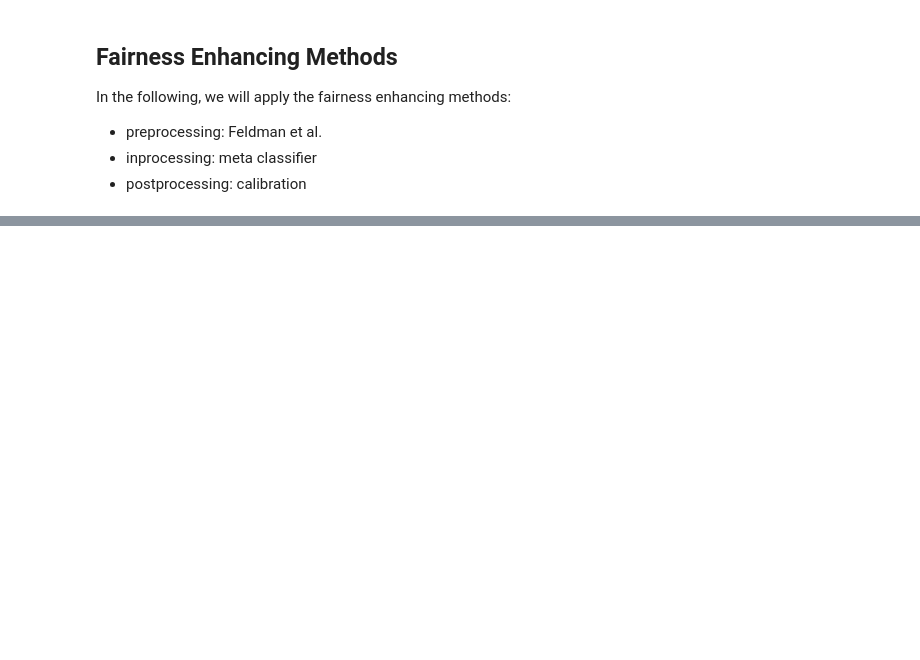
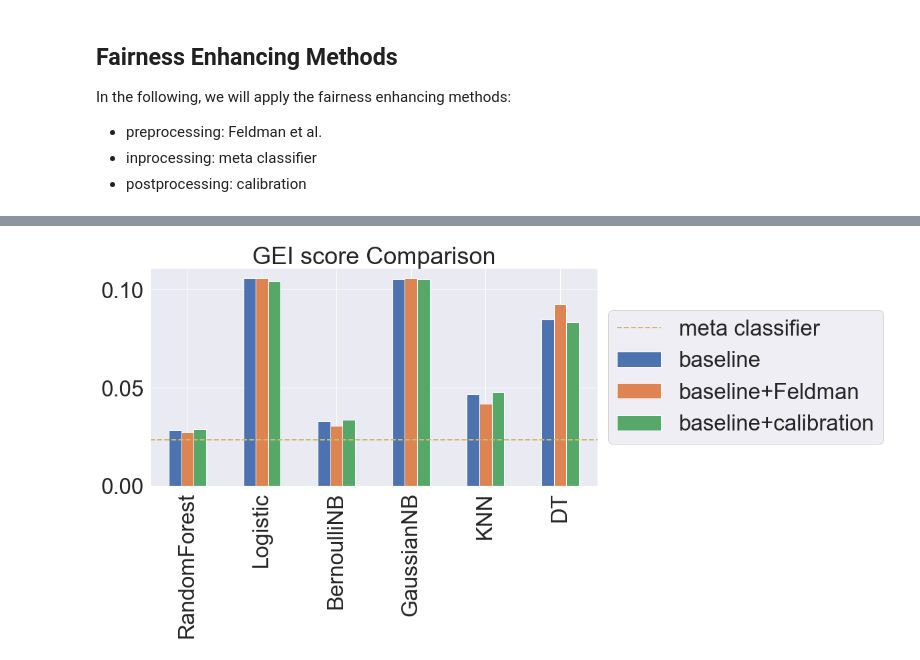
Before and after one commit to deardelia/MachineLearning_bias_analysis, a Jupyter notebook: 1212_clean.ipynb, the cells around one changed output, grey strips where cells are left out. Cells and saved outputs as stored; diff of their text form; code cells hidden in the pictures; blank space fills up the shorter version.

```diff
--- a/1212_clean.ipynb
+++ b/1212_clean.ipynb
@@ -714,0 +803,30 @@ plt.show()
+# %%
+# GEI comparison
+feldman_gei_obj = metrics(data=test1_x_raw, prediction=MLA_predict_after)
+feldman_gei = feldman_gei_obj.get_generalized_entropy_index()
+feldman_within = feldman_gei_obj.get_generalized_entropy_index_within_group()
+feldman_between = feldman_gei_obj.get_generalized_entropy_index_between_group()
+
+MLA_predict_cali = test1_y[Target]
+for i in range(len(MLA)):
+    MLA_predict_cali[MLA[i].__class__.__name__] = cali_res[i].labels
+cali_gei_obj = metrics(data=test1_x_raw, prediction=MLA_predict_cali)
+cali_gei = cali_gei_obj.get_generalized_entropy_index()
+cali_within = cali_gei_obj.get_generalized_entropy_index_within_group()
+cali_between = cali_gei_obj.get_generalized_entropy_index_between_group()
+
+meta_pred_df = test1_y[Target]
+meta_pred_df["meta classifier"] = meta_predictions
+meta_gei_obj = metrics(data=test1_x_raw, prediction=meta_pred_df)
+meta_gei = meta_gei_obj.get_generalized_entropy_index()
+meta_within = meta_gei_obj.get_generalized_entropy_index_within_group()
+meta_between = meta_gei_obj.get_generalized_entropy_index_between_group()
+
+gei_cmp = pd.DataFrame(np.c_[list(GEI_score.values()), list(feldman_gei.values()), list(cali_gei.values())], index=x_axis)
+ax = gei_cmp.plot.bar()
+ax.axhline(y=meta_gei["meta classifier"], color='y', linestyle='--', lw=2)
+ax.legend(["meta classifier", "baseline", "baseline+Feldman", "baseline+calibration"], loc='center left',bbox_to_anchor=(1.0, 0.5))
+plt.title("GEI score Comparison")
+plt.show()
+# %% [output]
+[figure, added]
```
Also changed, not shown: parts of 37 cells of this notebook.
